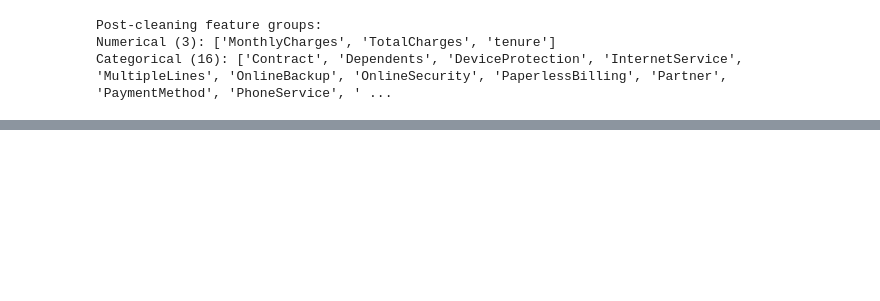
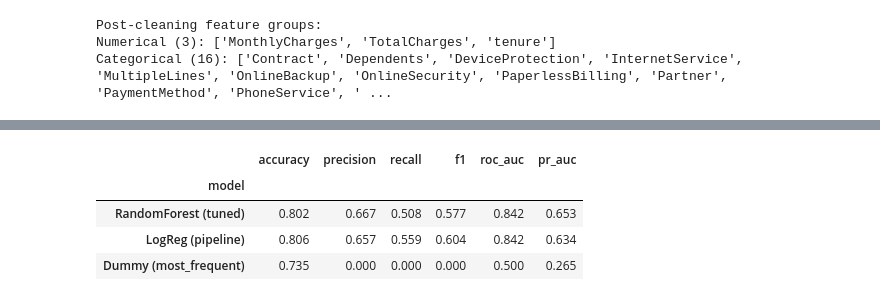
Before and after one commit to PechlivanisThomas/telco-churn-prediction, a Jupyter notebook: Notebook/churn_prediction.ipynb, the cells around one changed output, grey strips where cells are left out. Saved outputs shown, nothing was run; the diff lists cells and outputs as text; code cells hidden in the pictures; blank space fills up the shorter version.

Commit message:
Add final modeling section and project completion

```diff
--- a/Notebook/churn_prediction.ipynb
+++ b/Notebook/churn_prediction.ipynb
@@ -641,0 +756,83 @@ Categorical (16): ['Contract', 'Dependents', 'DeviceProtection', 'InternetServic
+# %%
+# ================================================
+# 9) Stronger model: Random Forest (light tuning)
+# ================================================
+
+# For tree models, scaling is not required.
+# We keep imputation + one-hot encoding.
+preprocess_tree = ColumnTransformer(
+    transformers=[
+        ('num', SimpleImputer(strategy='median'), numerical_cols_clean),
+        ('cat', Pipeline([
+            ('imputer', SimpleImputer(strategy='most_frequent')),
+            ('onehot', OneHotEncoder(handle_unknown='ignore'))
+        ]), categorical_cols_clean)
+    ],
+    remainder='drop'
+)
+
+rf = Pipeline(steps=[
+    ('preprocess', preprocess_tree),
+    ('model', RandomForestClassifier(
+        random_state=RANDOM_STATE,
+        n_jobs=-1,
+    ))
+])
+
+# Light hyperparameter search
+param_distributions = {
+    'model__n_estimators': [200, 400, 600],
+    'model__max_depth': [None, 10, 20, 30],
+    'model__min_samples_split': [2, 5, 10],
+    'model__min_samples_leaf': [1, 2, 4],
+    'model__max_features': ['sqrt', 'log2']
+}
+
+cv = StratifiedKFold(
+    n_splits=5,
+    shuffle=True,
+    random_state=RANDOM_STATE,
+)
+
+search = RandomizedSearchCV(
+    rf,
+    param_distributions=param_distributions,
+    n_iter=20,
+    scoring='average_precision',  # PR-AUC
+    cv=cv,
+    n_jobs=-1,
+    random_state=RANDOM_STATE,
+)
+
+search.fit(X_train, y_train)
+
+best_rf = search.best_estimator_
+
+print(f"Best CV PR-AUC: {search.best_score_:.3f}")
+print("Best parameters:")
+for k, v in search.best_params_.items():
+    print(f"  - {k}: {v}")
+
+# Evaluate on test set
+rf_pred = best_rf.predict(X_test)
+rf_proba = best_rf.predict_proba(X_test)[:, 1]
+
+rf_row = {
+    'model': 'RandomForest (tuned)',
+    'accuracy': accuracy_score(y_test, rf_pred),
+    'precision': precision_score(y_test, rf_pred, zero_division=0),
+    'recall': recall_score(y_test, rf_pred, zero_division=0),
+    'f1': f1_score(y_test, rf_pred, zero_division=0),
+    'roc_auc': roc_auc_score(y_test, rf_proba),
+    'pr_auc': average_precision_score(y_test, rf_proba)
+}
+
+rf_results_df = pd.DataFrame([rf_row]).set_index('model')
+display(rf_results_df)
+
+# Compare against previous models
+combined_results = pd.concat([results_df, rf_results_df]).sort_values('roc_auc', ascending=False)
+
+print("\nBaselines + RandomForest:")
+display(combined_results)
+# %% [output]
@@ -641,0 +850,5 @@ Categorical (16): ['Contract', 'Dependents', 'DeviceProtection', 'InternetServic
+|  | accuracy | precision | recall | f1 | roc_auc | pr_auc |
+| model |  |  |  |  |  |  |
+| RandomForest (tuned) | 0.802 | 0.667 | 0.508 | 0.577 | 0.842 | 0.653 |
+| LogReg (pipeline) | 0.806 | 0.657 | 0.559 | 0.604 | 0.842 | 0.634 |
+| Dummy (most_frequent) | 0.735 | 0.000 | 0.000 | 0.000 | 0.500 | 0.265 |
```
Also changed, not shown: parts of 10 cells of this notebook.
